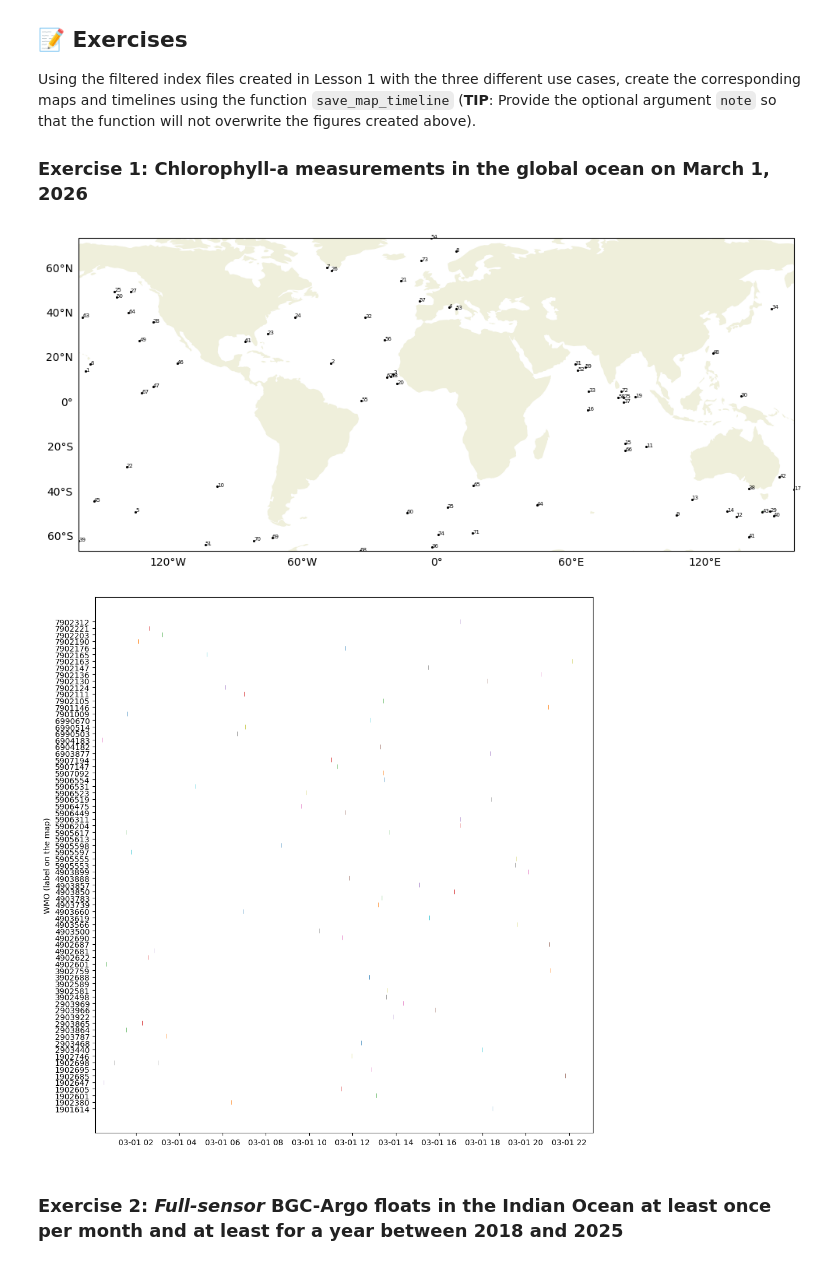
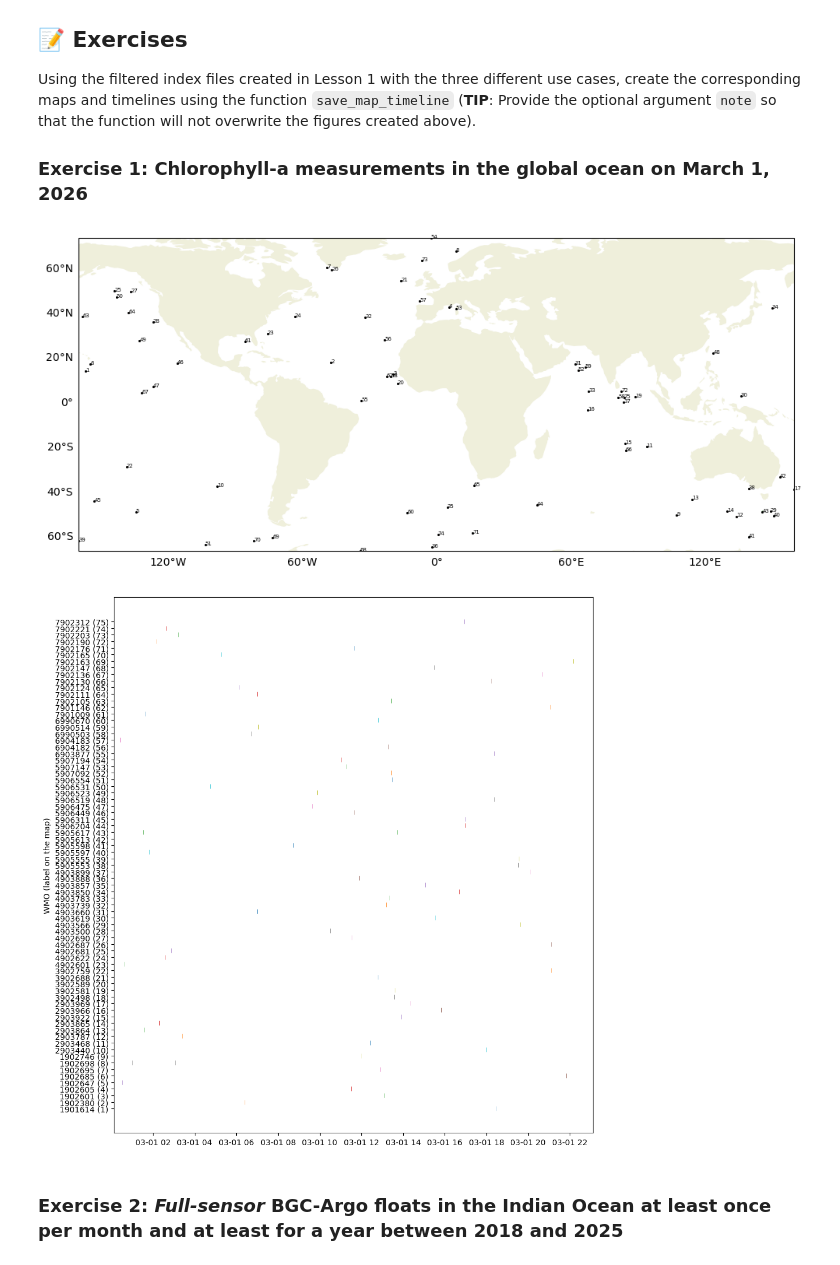
Before and after one commit to hakaseh/bgc-argo-tutorials, a Jupyter notebook: lessons/lesson_2.ipynb, the cells around one changed output. Saved outputs shown, nothing was run; the diff lists cells and outputs as text; code cells hidden in the pictures.

```diff
--- a/lessons/lesson_2.ipynb
+++ b/lessons/lesson_2.ipynb
@@ -120,7 +120,8 @@ def save_map_timeline(df_index, note = 'default', mapsize = (10,10), timelinesiz
     fig1.savefig(f'map_{note}.png', dpi=300, bbox_inches='tight')
 
     ax2.set_yticks(range(len(wmo_list)))
-    ax2.set_yticklabels(wmo_list)
+    formatted_labels = [f"{wmo} ({i+1})" for i, wmo in enumerate(wmo_list)]
+    ax2.set_yticklabels(formatted_labels)
     ax2.set_xlim(df_index['datetime'].min(), df_index['datetime'].max())
     ax2.set_ylabel('WMO (label on the map)')
     fig2.tight_layout()
@@ -146,12 +147,12 @@ Using the filtered index files created in Lesson 1 with the three different use
 
 ### Exercise 1: Chlorophyll-a measurements in the global ocean on March 1, 2026
 # %%
-df_index = pd.read_csv('argo_synthetic-profile_index_exercise1.csv',parse_dates=['datetime'])
-note = 'exercise1'
+df_index = pd.read_csv('argo_synthetic-profile_index_ex1.csv',parse_dates=['datetime'])
+note = 'ex1'
 save_map_timeline(df_index, note)
 # %% [output]
 [figure]
-[figure, old version]
+[figure, new version]
 # %% [markdown]
 ### Exercise 2: *Full-sensor* BGC-Argo floats in the Indian Ocean at least once per month and at least for a year between 2018 and 2025
 # %%
```
Also changed, not shown: parts of 4 cells of this notebook, 12 other files.
